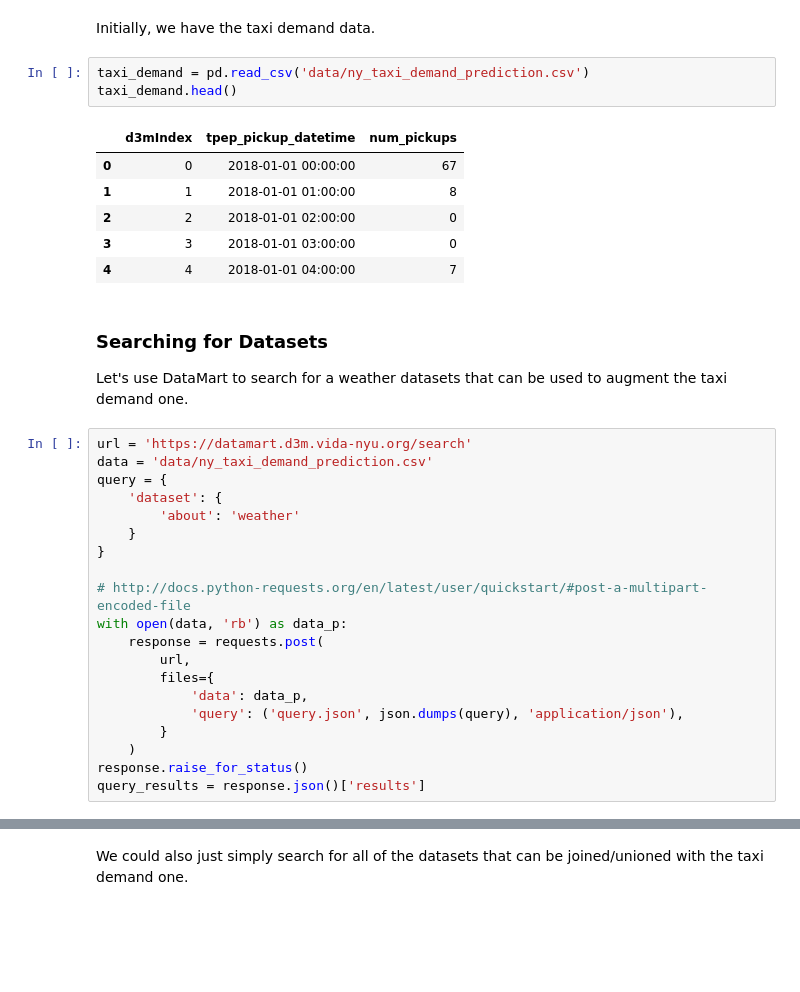
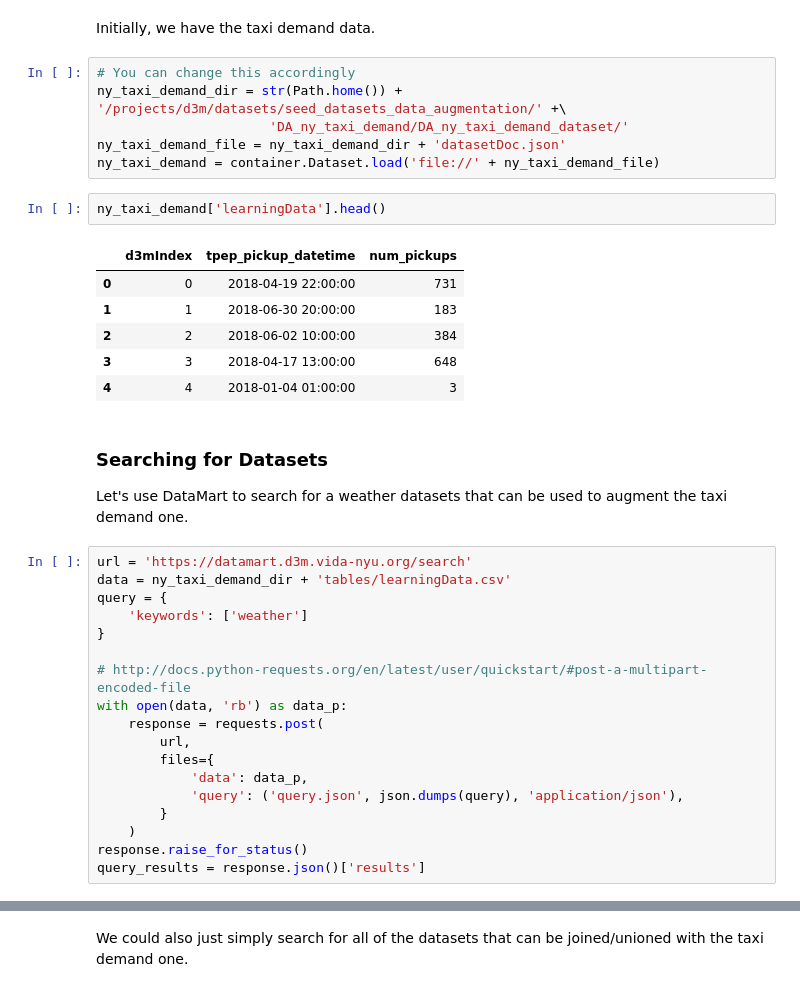
Before and after one commit to VIDA-NYU/auctus, a Jupyter notebook: examples/rest-api-ny-taxi-demand.ipynb, the cells around one changed output, grey strips where cells are left out. Drawn from its saved outputs; the diff is of its cells as text; blank space fills up the shorter version.

```diff
--- a/examples/rest-api-ny-taxi-demand.ipynb
+++ b/examples/rest-api-ny-taxi-demand.ipynb
@@ -13,26 +43,29 @@ import zipfile
 # %% [markdown]
 Initially, we have the taxi demand data.
-# %%
-taxi_demand = pd.read_csv('data/ny_taxi_demand_prediction.csv')
-taxi_demand.head()
-# %% [output]
-|  | d3mIndex | tpep_pickup_datetime | num_pickups |
-| 0 | 0 | 2018-01-01 00:00:00 | 67 |
-| 1 | 1 | 2018-01-01 01:00:00 | 8 |
-| 2 | 2 | 2018-01-01 02:00:00 | 0 |
-| 3 | 3 | 2018-01-01 03:00:00 | 0 |
-| 4 | 4 | 2018-01-01 04:00:00 | 7 |
+# %%
+# You can change this accordingly
+ny_taxi_demand_dir = str(Path.home()) + '/projects/d3m/datasets/seed_datasets_data_augmentation/' +\
+                      'DA_ny_taxi_demand/DA_ny_taxi_demand_dataset/'
+ny_taxi_demand_file = ny_taxi_demand_dir + 'datasetDoc.json'
+ny_taxi_demand = container.Dataset.load('file://' + ny_taxi_demand_file)
+# %%
+ny_taxi_demand['learningData'].head()
+# %% [output]
+|  | d3mIndex | tpep_pickup_datetime | num_pickups |
+| 0 | 0 | 2018-04-19 22:00:00 | 731 |
+| 1 | 1 | 2018-06-30 20:00:00 | 183 |
+| 2 | 2 | 2018-06-02 10:00:00 | 384 |
+| 3 | 3 | 2018-04-17 13:00:00 | 648 |
+| 4 | 4 | 2018-01-04 01:00:00 | 3 |
 # %% [markdown]
 ### Searching for Datasets
 
 Let's use DataMart to search for a weather datasets that can be used to augment the taxi demand one.
 # %%
 url = 'https://datamart.d3m.vida-nyu.org/search'
-data = 'data/ny_taxi_demand_prediction.csv'
+data = ny_taxi_demand_dir + 'tables/learningData.csv'
 query = {
-    'dataset': {
-        'about': 'weather'
-    }
+    'keywords': ['weather']
 }
 
 # http://docs.python-requests.org/en/latest/user/quickstart/#post-a-multipart-encoded-file
```
Also changed, not shown: parts of 14 cells of this notebook, 3 other files.
